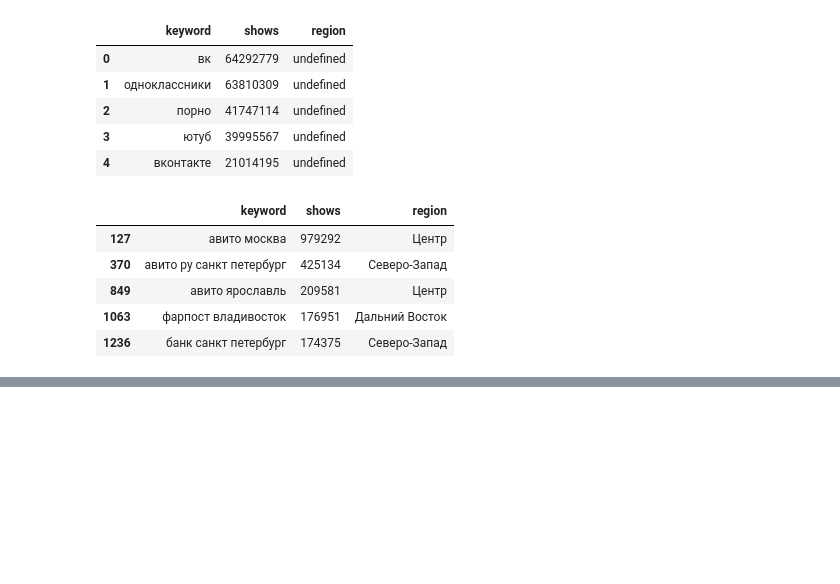
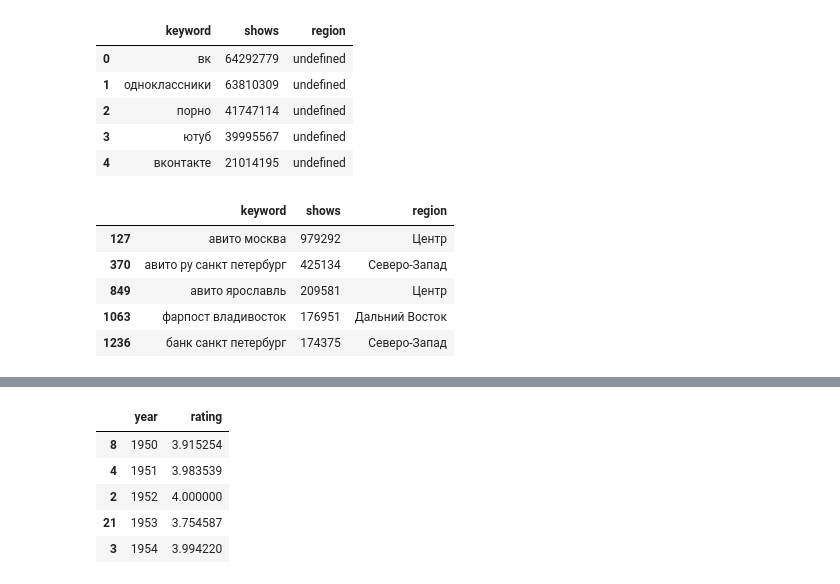
Before and after one commit to archimage-wiz/DS_Hw_FunctionsData, a Jupyter notebook: Hw_z.ipynb, the cells around one changed output, grey strips where cells are left out. Saved outputs shown, nothing was run; the diff lists cells and outputs as text; code cells hidden in the pictures; blank space fills up the shorter version.

```diff
--- a/Hw_z.ipynb
+++ b/Hw_z.ipynb
@@ -118,0 +198,12 @@ keywords_data[keywords_data.region != "undefined"].head()
+# %%
+mdr = mdr.reset_index()
+mdr = mdr[mdr.year > 1900]
+mdr = mdr.sort_values("year", ascending=True)
+mdr.head()
+# %% [output]
+|  | year | rating |
+| 8 | 1950 | 3.915254 |
+| 4 | 1951 | 3.983539 |
+| 2 | 1952 | 4.000000 |
+| 21 | 1953 | 3.754587 |
+| 3 | 1954 | 3.994220 |
```
Also changed, not shown: parts of 9 cells of this notebook.
